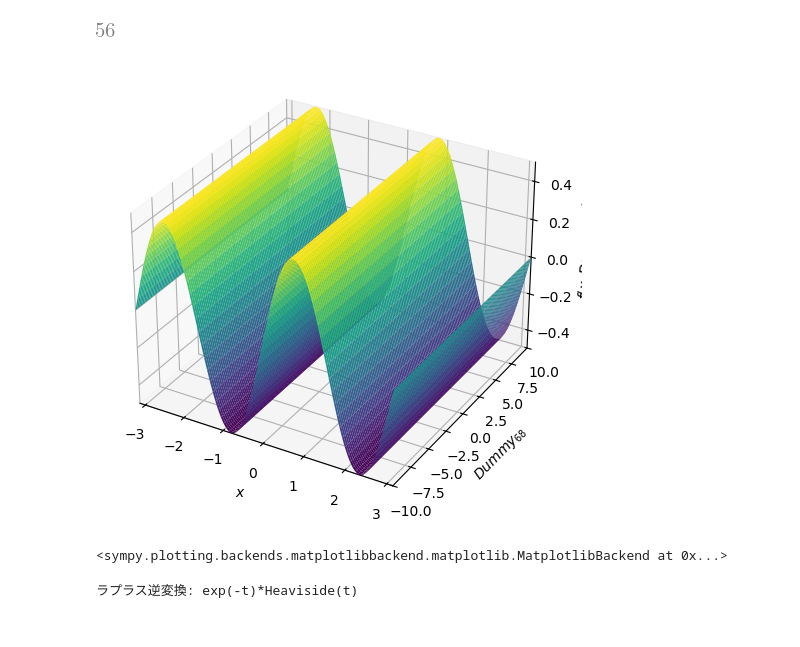
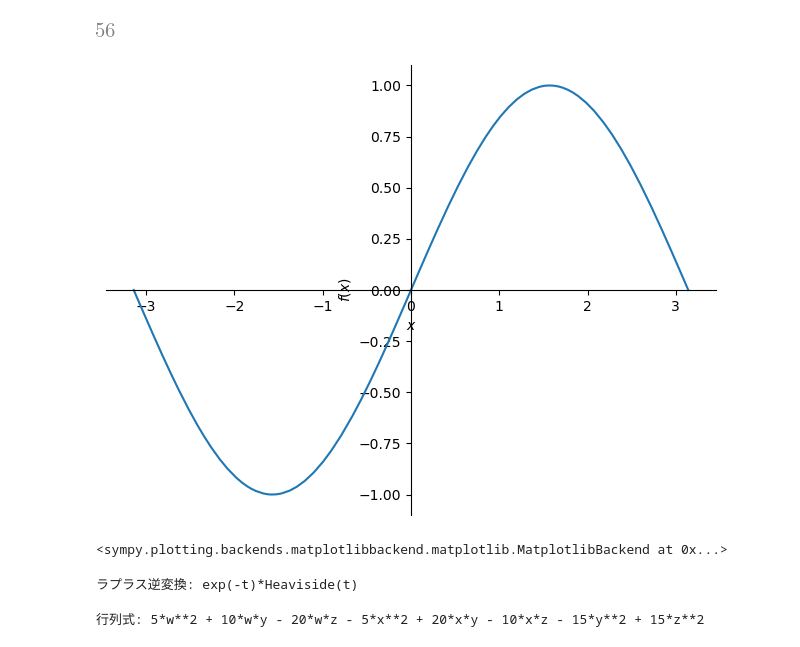
Before and after one commit to siawase0829/python-lesson, a Jupyter notebook: src/sympy_lesson.ipynb, the cells around one changed output. Cells and saved outputs as stored; diff of their text form; code cells hidden in the pictures.

```diff
--- a/src/sympy_lesson.ipynb
+++ b/src/sympy_lesson.ipynb
@@ -148,12 +149,13 @@ display(f'answer={5*6}')
 'answer=30'
 [figure]
 # %%
-from sympy.plotting import plot,plot3d
-from sympy import sin, cos,symbols, pi
+from sympy.plotting import plot
+from sympy import sin, symbols, pi
+x=symbols('x')
 
-plot3d(sin(x)*cos(x), (x, -pi, pi), adaptive=True, line_color=lambda a: sin(a))
+plot(sin(x), (x, -pi, pi), adaptive=True, line_color=lambda a: sin(a))
 # %% [output]
-[figure, old version]
+[figure, new version]
 <sympy.plotting.backends.matplotlibbackend.matplotlib.MatplotlibBackend at 0x...>
 # %%
 from sympy import symbols, inverse_laplace_transform, exp
@@ -170,3 +172,20 @@ f_t = inverse_laplace_transform(F, s, t)
 print("ラプラス逆変換:", f_t)
 # %% [output]
 ラプラス逆変換: exp(-t)*Heaviside(t)
+# %%
+from sympy import symbols, Matrix
+
+# 4×4の行列を定義
+x, y, z, w = symbols('x y z w')
+C = Matrix([
+    [x, y, z, w],
+    [1, 2, 3, 4],
+    [4, 3, 2, 1],
+    [w, z, y, x]
+])
+
+# 行列式を計算
+det_C = C.det()
+print("行列式:", det_C)
+# %% [output]
+行列式: 5*w**2 + 10*w*y - 20*w*z - 5*x**2 + 20*x*y - 10*x*z - 15*y**2 + 15*z**2
```
Also changed, not shown: parts of 2 cells of this notebook, 1 other file.
